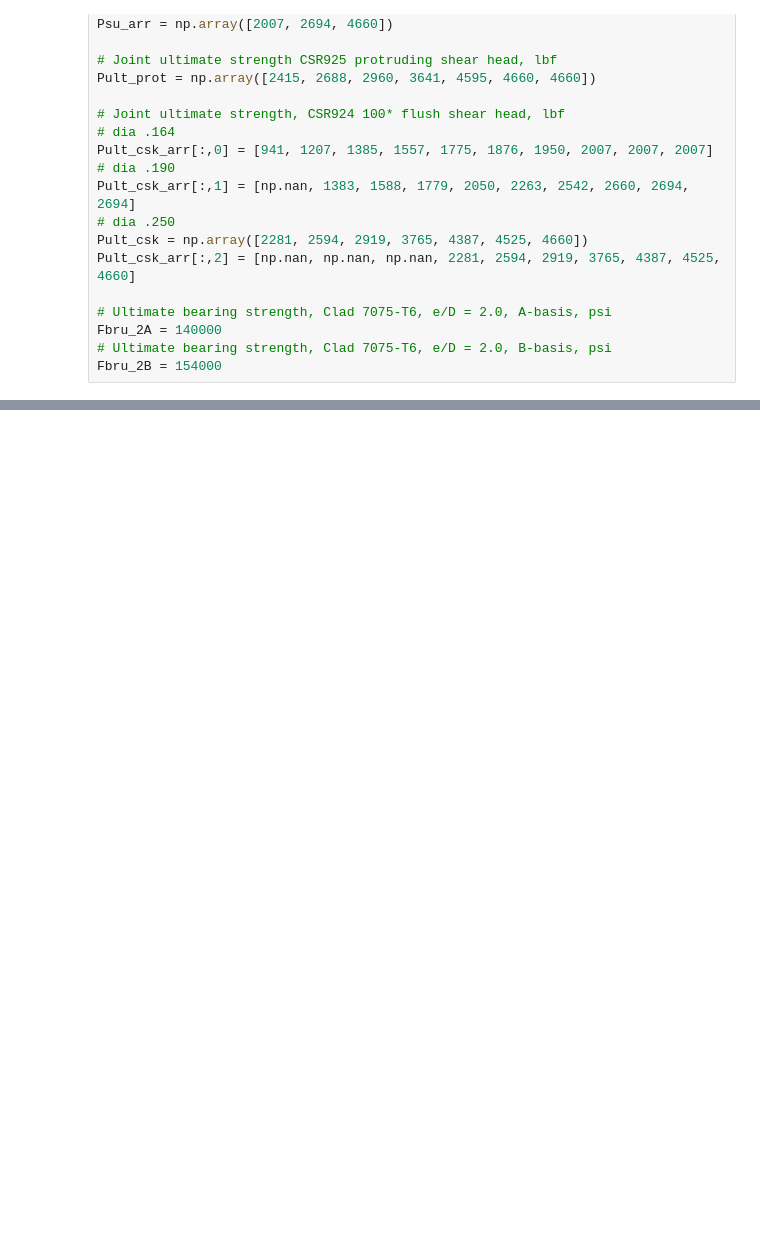
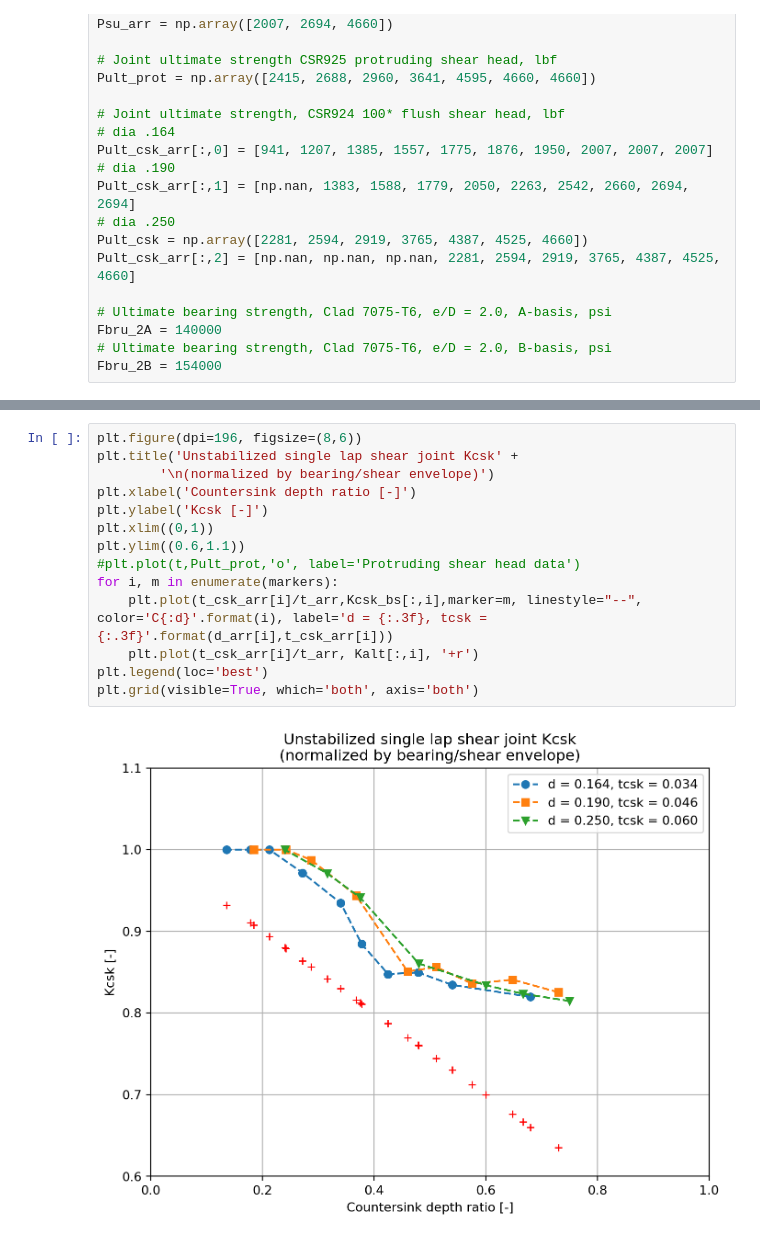
Before and after one commit to edp8489/edp8489.github.io, a Jupyter notebook: assets/csk_post/csk_plots.ipynb, the cells around one changed output, grey strips where cells are left out. Saved outputs shown, nothing was run; the diff lists cells and outputs as text; blank space fills up the shorter version.

```diff
--- a/assets/csk_post/csk_plots.ipynb
+++ b/assets/csk_post/csk_plots.ipynb
@@ -143,0 +179,16 @@ plt.grid(visible=True, which='both', axis='both')
+# %%
+plt.figure(dpi=196, figsize=(8,6))
+plt.title('Unstabilized single lap shear joint Kcsk' +
+        '\n(normalized by bearing/shear envelope)')
+plt.xlabel('Countersink depth ratio [-]')
+plt.ylabel('Kcsk [-]')
+plt.xlim((0,1))
+plt.ylim((0.6,1.1))
+#plt.plot(t,Pult_prot,'o', label='Protruding shear head data')
+for i, m in enumerate(markers):
+    plt.plot(t_csk_arr[i]/t_arr,Kcsk_bs[:,i],marker=m, linestyle="--", color='C{:d}'.format(i), label='d = {:.3f}, tcsk = {:.3f}'.format(d_arr[i],t_csk_arr[i]))
+    plt.plot(t_csk_arr[i]/t_arr, Kalt[:,i], '+r')
+plt.legend(loc='best')
+plt.grid(visible=True, which='both', axis='both')
+# %% [output]
+[figure, added]
```
Also changed, not shown: parts of 11 cells of this notebook, 1 other file.
